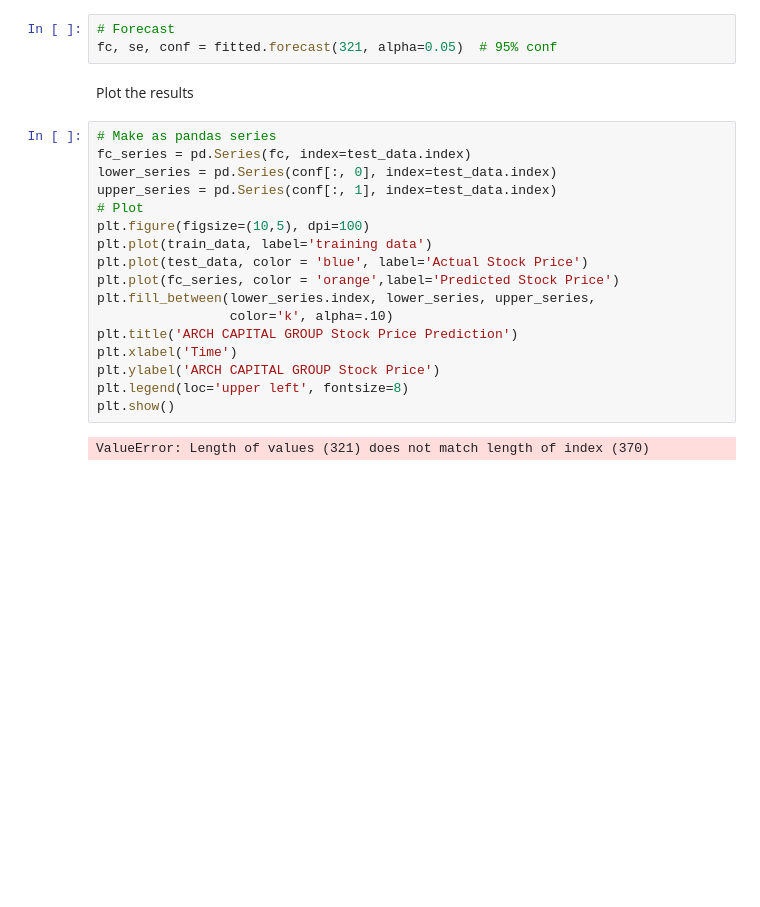
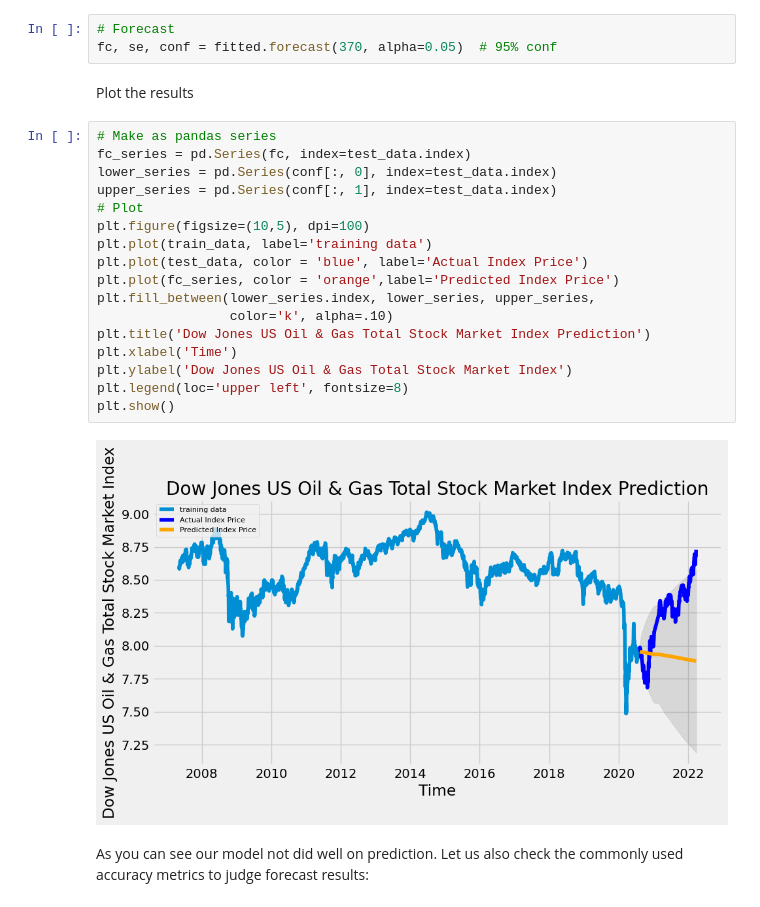
Before and after one commit to kobertlam/Energy_ETF_RYE_Forecast, a Jupyter notebook: ARIMA for Index Price Only.ipynb, the cells around one changed output. Saved outputs shown, nothing was run; the diff lists cells and outputs as text; blank space fills up the shorter version.

Commit message:
revised ARIMA model

```diff
--- a/ARIMA for Index Price Only.ipynb
+++ b/ARIMA for Index Price Only.ipynb
@@ -308,28 +308,30 @@ MA.3           -2.8965           -0.0000j            2.8965           -0.5000
 Now let's start forecast the stock prices on the test dataset keeping 95% confidence level.
 # %%
 # Forecast
-fc, se, conf = fitted.forecast(321, alpha=0.05)  # 95% conf
+fc, se, conf = fitted.forecast(370, alpha=0.05)  # 95% conf
 # %% [markdown]
 Plot the results
 # %%
 # Make as pandas series
 fc_series = pd.Series(fc, index=test_data.index)
 lower_series = pd.Series(conf[:, 0], index=test_data.index)
 upper_series = pd.Series(conf[:, 1], index=test_data.index)
 # Plot
 plt.figure(figsize=(10,5), dpi=100)
 plt.plot(train_data, label='training data')
-plt.plot(test_data, color = 'blue', label='Actual Stock Price')
-plt.plot(fc_series, color = 'orange',label='Predicted Stock Price')
+plt.plot(test_data, color = 'blue', label='Actual Index Price')
+plt.plot(fc_series, color = 'orange',label='Predicted Index Price')
 plt.fill_between(lower_series.index, lower_series, upper_series,
                  color='k', alpha=.10)
-plt.title('ARCH CAPITAL GROUP Stock Price Prediction')
+plt.title('Dow Jones US Oil & Gas Total Stock Market Index Prediction')
 plt.xlabel('Time')
-plt.ylabel('ARCH CAPITAL GROUP Stock Price')
+plt.ylabel('Dow Jones US Oil & Gas Total Stock Market Index')
 plt.legend(loc='upper left', fontsize=8)
 plt.show()
 # %% [output]
-ValueError: Length of values (321) does not match length of index (370)
+[figure, added]
+# %% [markdown]
+As you can see our model not did well on prediction. Let us also check the commonly used accuracy metrics to judge forecast results:
 # %%
 # report performance
 mse = mean_squared_error(test_data, fc)
```
Also changed, not shown: parts of 8 cells of this notebook, 1 other file.
